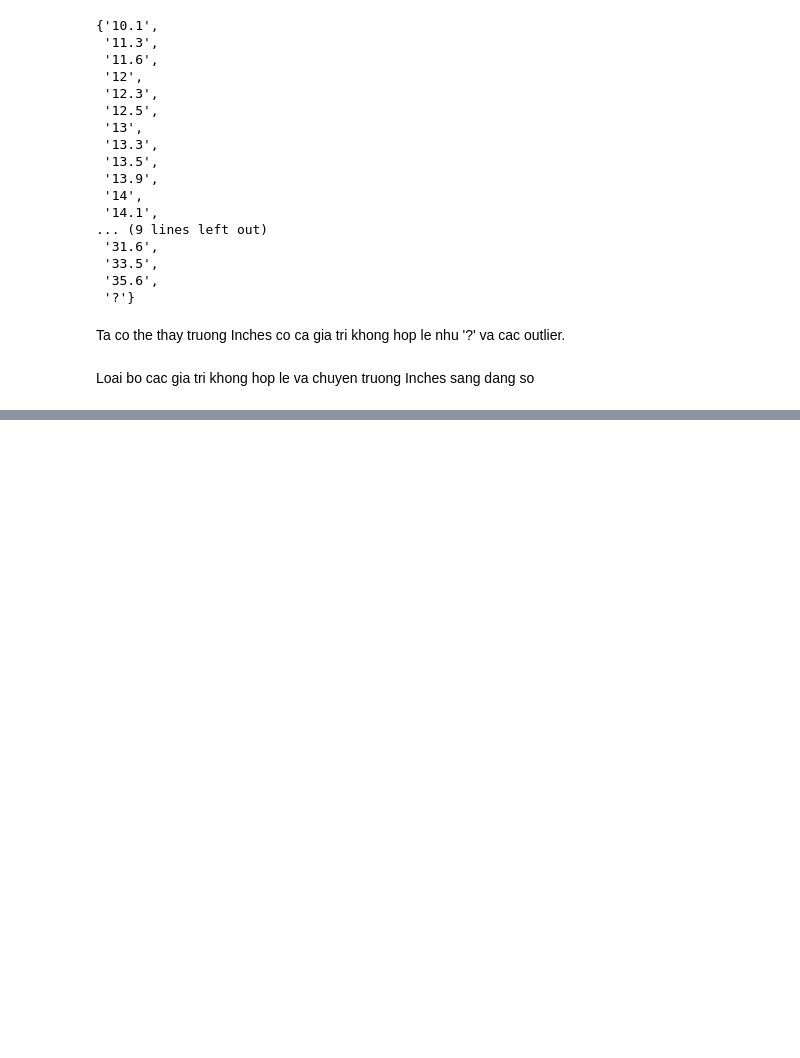
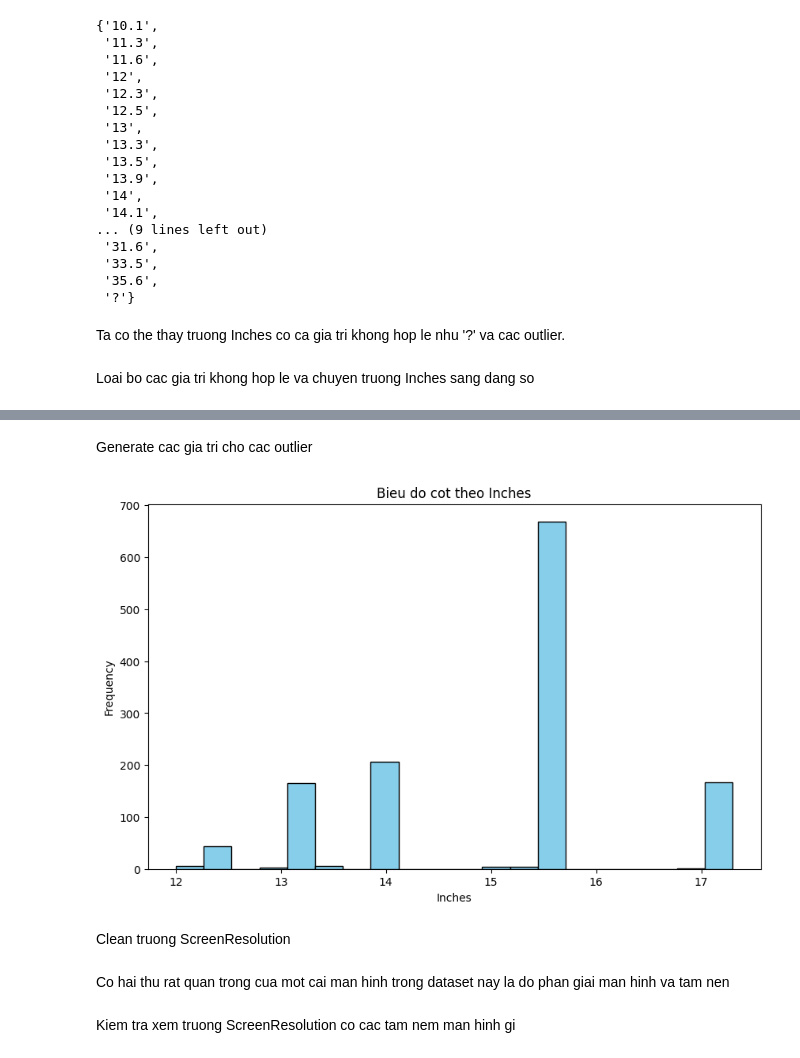
Before and after one commit to KhiemVT/python, a Jupyter notebook: Duy/Duy_pre_Inches_Weight_ScreenResolution.ipynb, the cells around one changed output, grey strips where cells are left out. Cells and saved outputs as stored; diff of their text form; code cells hidden in the pictures; blank space fills up the shorter version.

```diff
--- a/Duy/Duy_pre_Inches_Weight_ScreenResolution.ipynb
+++ b/Duy/Duy_pre_Inches_Weight_ScreenResolution.ipynb
@@ -106,0 +145,12 @@ df['Inches']=pd.to_numeric(df['Inches'], errors='coerce')
+# %%
+Q1=df['Inches'].quantile(0.25)
+Q3=df['Inches'].quantile(0.75)
+IQR= Q3-Q1
+# tim ra cac muc voi IQR
+lower_bound=Q1 - 1.5*IQR
+upper_bound= Q3 + 1.5*IQR
+
+df.loc[:,'Inches']=df['Inches'].where((df['Inches']>=lower_bound) & (df['Inches']<=upper_bound))
+
+all_null_row=df[df.isnull().any(axis=1)]
+all_null_row
@@ -106,0 +175,25 @@ df['Inches']=pd.to_numeric(df['Inches'], errors='coerce')
+# %% [markdown]
+Generate cac gia tri cho cac outlier
+# %%
+top5_inches=df['Inches'].value_counts().nlargest(5) # 5 gia tri pho bien nhat
+
+prob=top5_inches/top5_inches.sum() # tinh xac xuat cho tung gia tri
+
+# chon cac gia tri theo phan phoi da cho truoc
+df.loc[:,'Inches']=df['Inches'].apply(lambda x: np.random.choice(top5_inches.index, p=prob) if pd.isnull(x) else x)
+
+# ve bieu do cot
+plt.figure(figsize=(10,6))
+plt.hist(df['Inches'], bins=20, color='skyblue', edgecolor= 'black')
+plt.xlabel('Inches')
+plt.ylabel('Frequency')
+plt.title('Bieu do cot theo Inches')
+plt.show()
+# %% [output]
+[figure, added]
+# %% [markdown]
+Clean truong ScreenResolution
+# %% [markdown]
+Co hai thu rat quan trong cua mot cai man hinh trong dataset nay la do phan giai man hinh va tam nen
+# %% [markdown]
+Kiem tra xem truong ScreenResolution co cac tam nem man hinh gi
```
Also changed, not shown: parts of 25 cells of this notebook.
